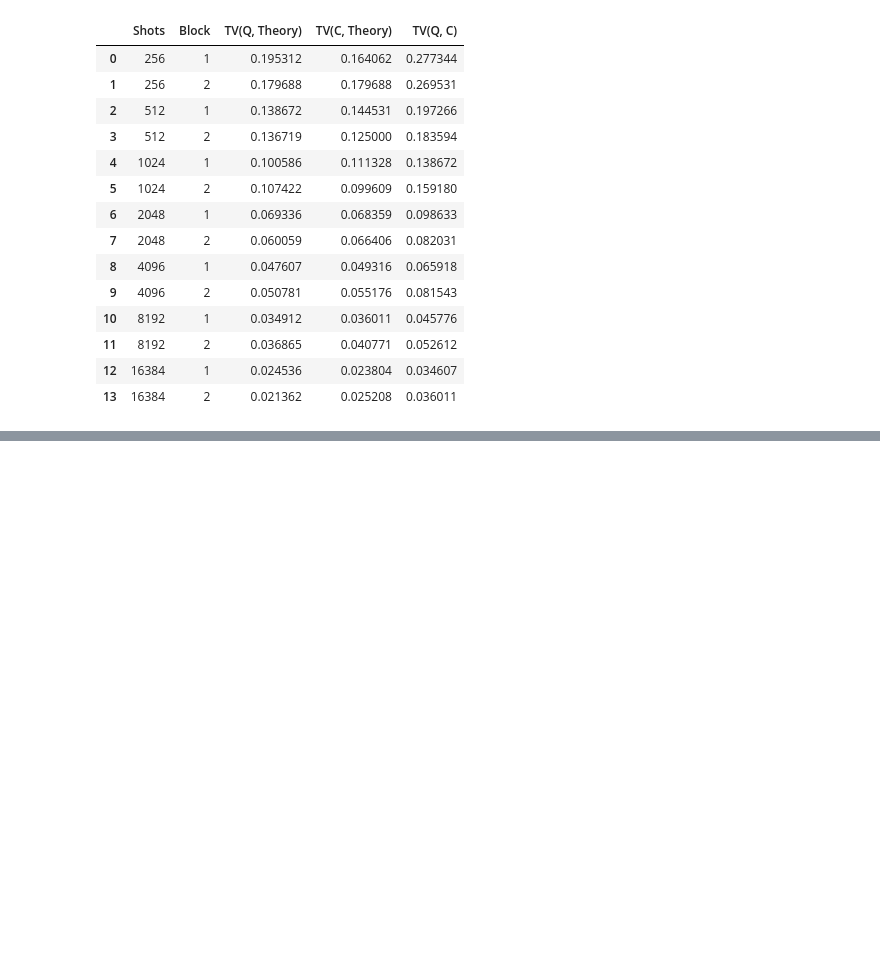
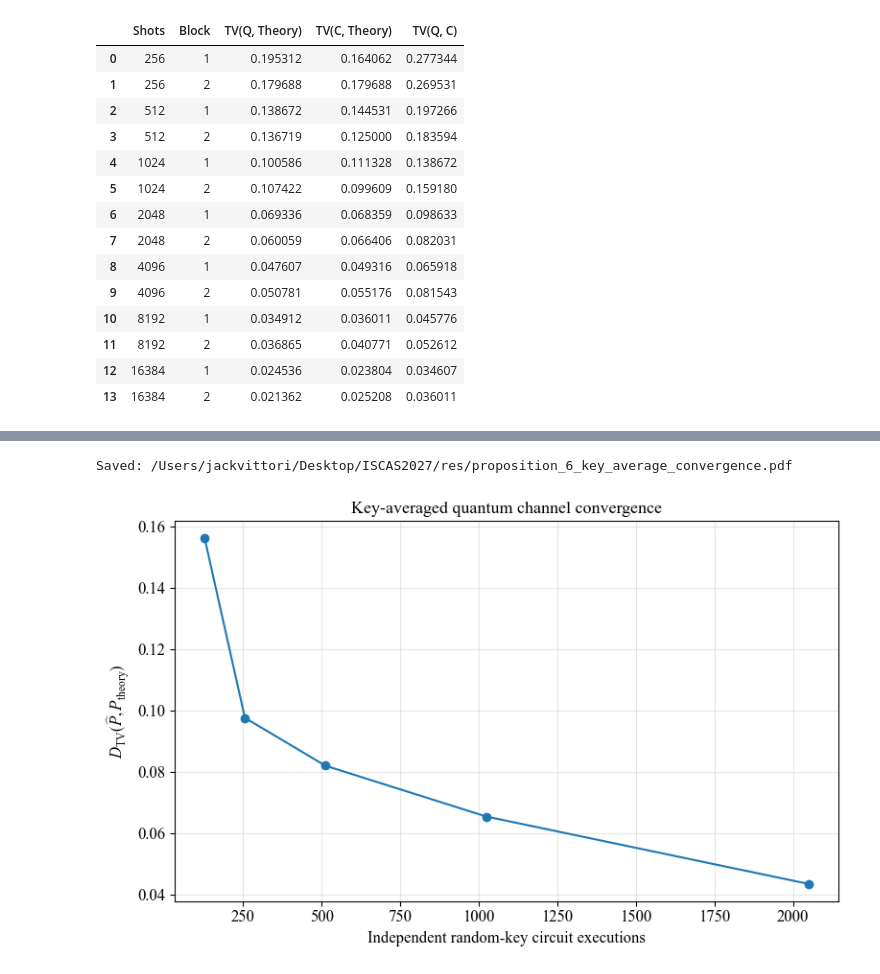
Before and after one commit to NesyaLab/ISCAS2027, a Jupyter notebook: notebooks/Circuit_level_inversion_security_LCU.ipynb, the cells around one changed output, grey strips where cells are left out. Saved outputs shown, nothing was run; the diff lists cells and outputs as text; code cells hidden in the pictures; blank space fills up the shorter version.

```diff
--- a/notebooks/Circuit_level_inversion_security_LCU.ipynb
+++ b/notebooks/Circuit_level_inversion_security_LCU.ipynb
@@ -1461,0 +1881,20 @@ inversion security.
+# %%
+fig, ax = plt.subplots(figsize=(8, 5))
+
+ax.plot(
+    convergence_security_df["Trials"],
+    convergence_security_df["TV(Empirical, Theory)"],
+    marker="o",
+)
+
+ax.set_xlabel("Independent random-key circuit executions")
+ax.set_ylabel(r"$D_{\mathrm{TV}}(\widehat{P},P_{\mathrm{theory}})$")
+ax.set_title("Key-averaged quantum channel convergence")
+ax.grid(alpha=0.3)
+
+plt.tight_layout()
+save_pdf(fig, "proposition_6_key_average_convergence")
+plt.show()
+# %% [output]
+Saved: /Users/jackvittori/Desktop/ISCAS2027/res/proposition_6_key_average_convergence.pdf
+[figure, added]
```
Also changed, not shown: parts of 22 cells of this notebook, 1 other file.
